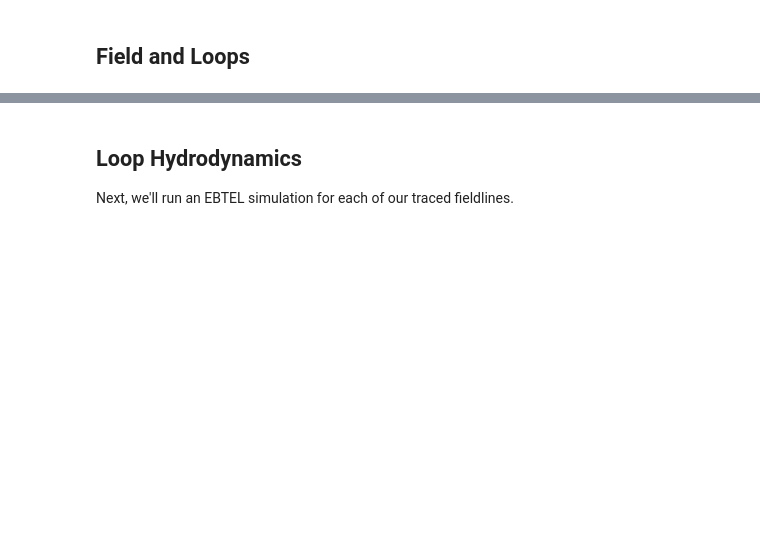
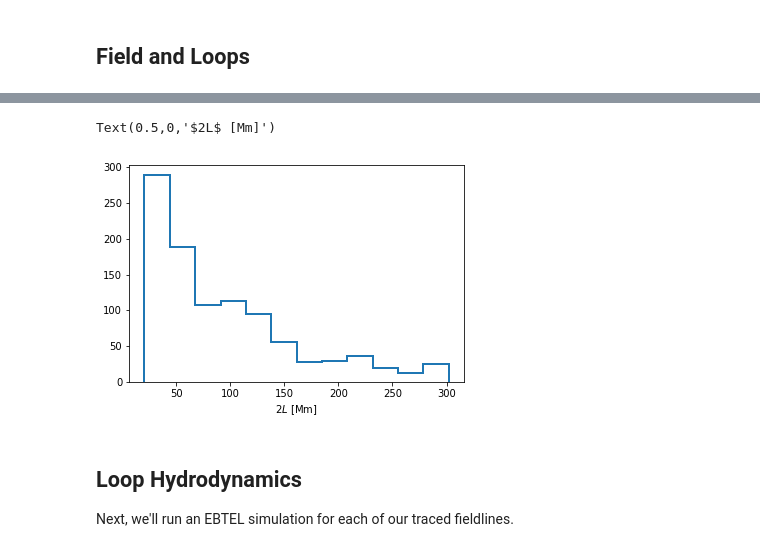
Before and after one commit to wtbarnes/research_notebook, a Jupyter notebook: synthesizAR/pretty_example.ipynb, the cells around one changed output, grey strips where cells are left out. Drawn from its saved outputs; the diff is of its cells as text; code cells hidden in the pictures; blank space fills up the shorter version.

```diff
--- a/synthesizAR/pretty_example.ipynb
+++ b/synthesizAR/pretty_example.ipynb
@@ -154,3 +99,9 @@ active_region.peek(line_frequency=2,alpha=0.3)
+# %%
+plt.hist([l.full_length.to(u.Mm).value for l in active_region.loops],histtype='step',lw=2,bins='scott');
+plt.xlabel(r'$2L$ [Mm]')
+# %% [output]
+Text(0.5,0,'$2L$ [Mm]')
+[figure, added]
 # %% [markdown]
 ## Loop Hydrodynamics
 Next, we'll run an EBTEL simulation for each of our traced fieldlines.
```
Also changed, not shown: parts of 33 cells of this notebook.
